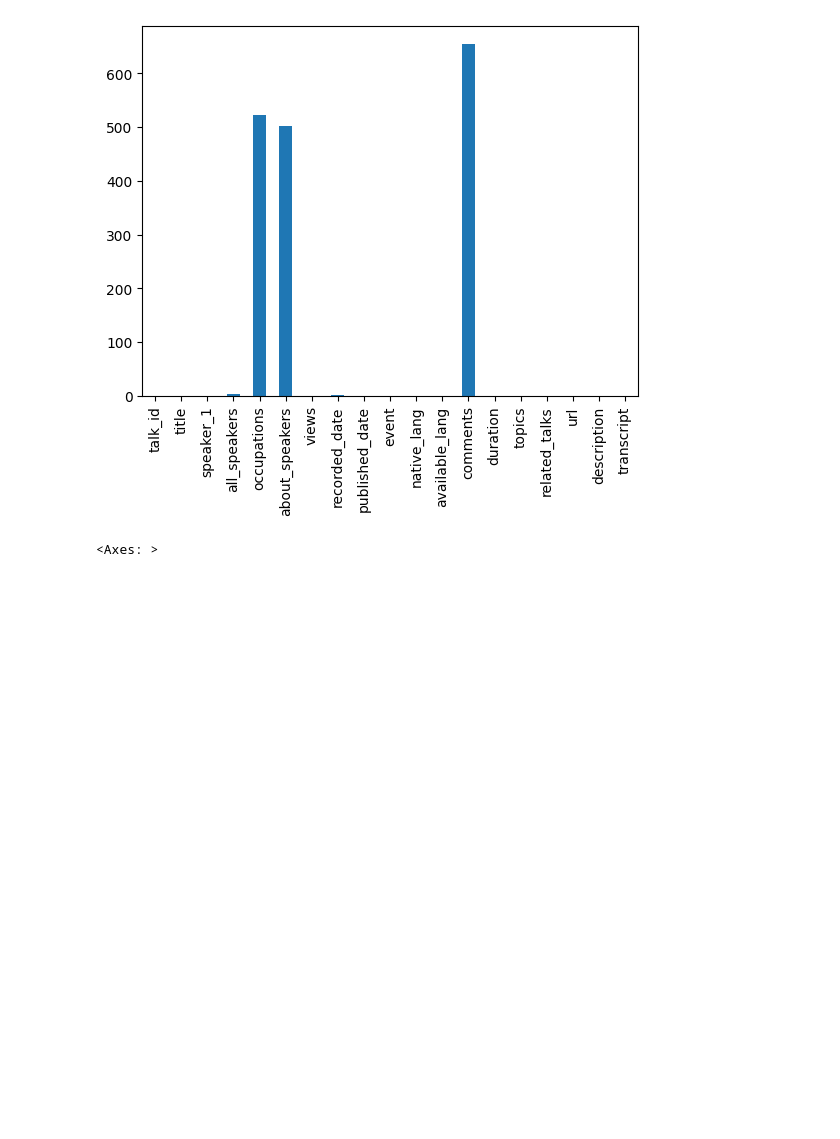
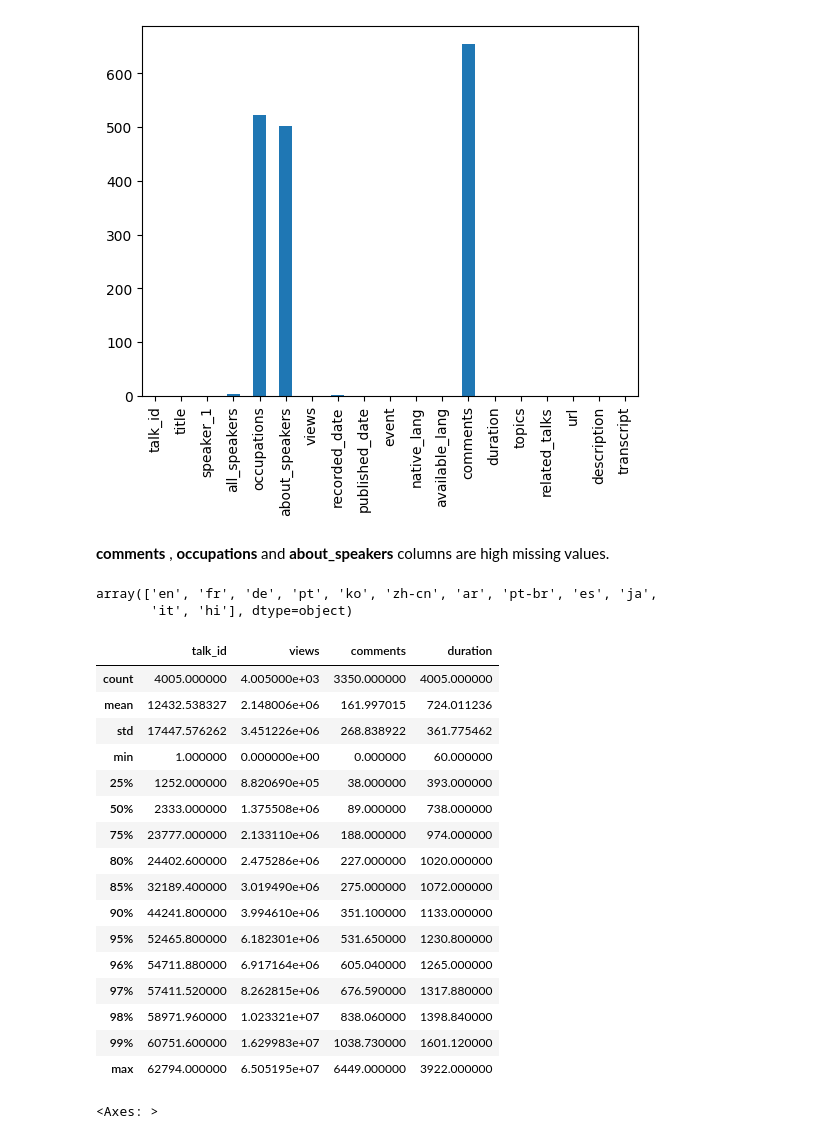
Before and after one commit to Aman811630/TED-talks-views-Prediction--ML-project, a Jupyter notebook: Aman_Singh_ML_project_on_TED_talks_views_prediction_.ipynb, the cells around one changed output. Drawn from its saved outputs; the diff is of its cells as text; code cells hidden in the pictures; blank space fills up the shorter version.

```diff
--- a/Aman_Singh_ML_project_on_TED_talks_views_prediction_.ipynb
+++ b/Aman_Singh_ML_project_on_TED_talks_views_prediction_.ipynb
@@ -209,6 +283,37 @@ null_values.plot(kind="bar")
 # %% [output]
 <Axes: >
 [figure]
+# %% [markdown]
+**comments** , **occupations** and **about_speakers** columns are high missing values.
+# %%
+# checking for unique values
+
+# checking unique native languages
+
+ted_talk_df['native_lang'].unique()
+# %% [output]
+array(['en', 'fr', 'de', 'pt', 'ko', 'zh-cn', 'ar', 'pt-br', 'es', 'ja',
+       'it', 'hi'], dtype=object)
+# %%
+ted_talk_df.describe(percentiles=[.25,.50,.75,.80,.85,.90,.95,.96,.97,.98,.99])
+# %% [output]
+|  | talk_id | views | comments | duration |
+| count | 4005.000000 | 4.005000e+03 | 3350.000000 | 4005.000000 |
+| mean | 12432.538327 | 2.148006e+06 | 161.997015 | 724.011236 |
+| std | 17447.576262 | 3.451226e+06 | 268.838922 | 361.775462 |
+| min | 1.000000 | 0.000000e+00 | 0.000000 | 60.000000 |
+| 25% | 1252.000000 | 8.820690e+05 | 38.000000 | 393.000000 |
+| 50% | 2333.000000 | 1.375508e+06 | 89.000000 | 738.000000 |
+| 75% | 23777.000000 | 2.133110e+06 | 188.000000 | 974.000000 |
+| 80% | 24402.600000 | 2.475286e+06 | 227.000000 | 1020.000000 |
+| 85% | 32189.400000 | 3.019490e+06 | 275.000000 | 1072.000000 |
+| 90% | 44241.800000 | 3.994610e+06 | 351.100000 | 1133.000000 |
+| 95% | 52465.800000 | 6.182301e+06 | 531.650000 | 1230.800000 |
+| 96% | 54711.880000 | 6.917164e+06 | 605.040000 | 1265.000000 |
+| 97% | 57411.520000 | 8.262815e+06 | 676.590000 | 1317.880000 |
+| 98% | 58971.960000 | 1.023321e+07 | 838.060000 | 1398.840000 |
+| 99% | 60751.600000 | 1.629983e+07 | 1038.730000 | 1601.120000 |
+| max | 62794.000000 | 6.505195e+07 | 6449.000000 | 3922.000000 |
 # %%
 ted_talk_df.boxplot()
 # %% [output]
```
Also changed, not shown: parts of 40 cells of this notebook.
